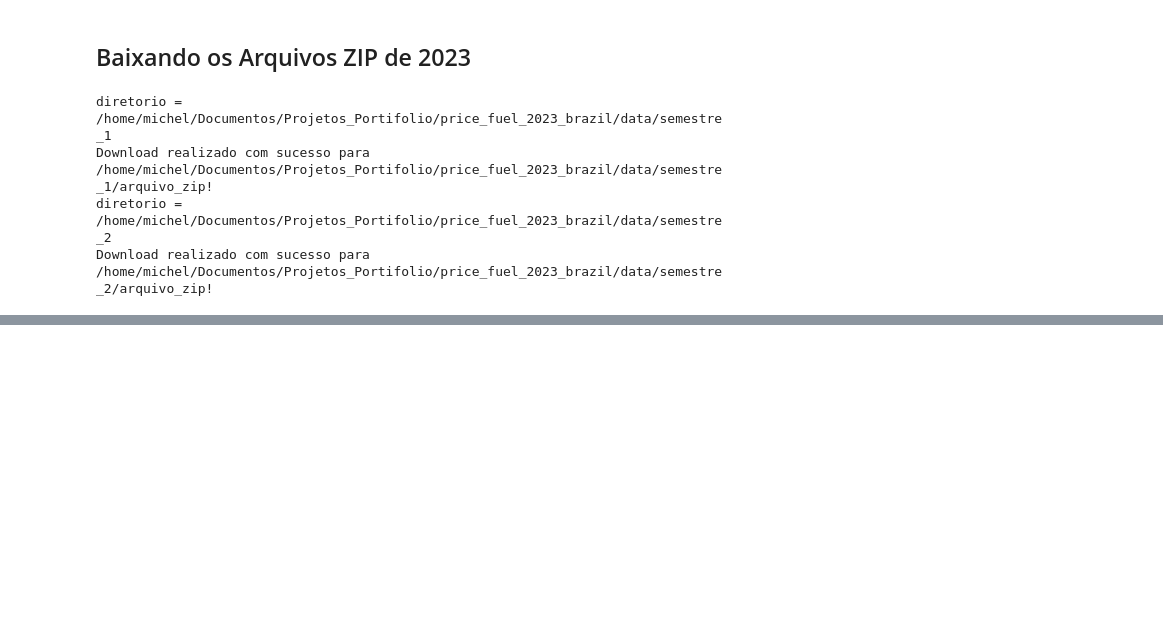
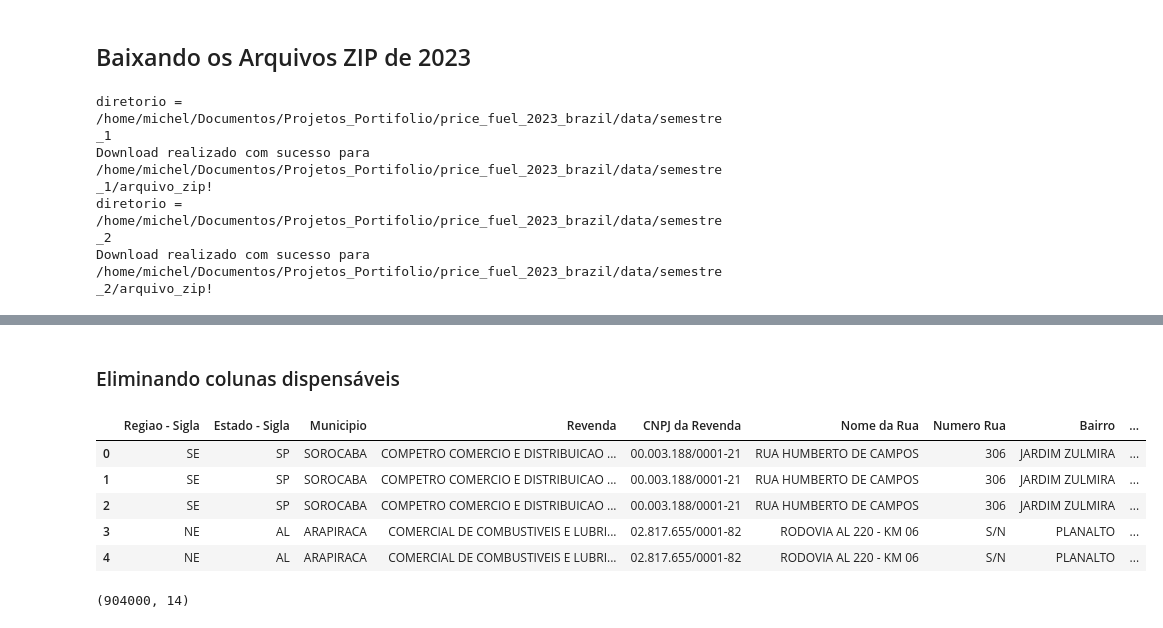
Before and after one commit to michellsspy/price_fuel_2023_brazil, a Jupyter notebook: main.ipynb, the cells around one changed output, grey strips where cells are left out. Drawn from its saved outputs; the diff is of its cells as text; code cells hidden in the pictures; blank space fills up the shorter version.

```diff
--- a/main.ipynb
+++ b/main.ipynb
@@ -96,0 +110,3 @@ Download realizado com sucesso para /home/michel/Documentos/Projetos_Portifolio/
+# %%
+df_sem_1 = pd.read_csv('/home/michel/Documentos/Projetos_Portifolio/price_fuel_2023_brazil/data/semestre_1/Preços semestrais - AUTOMOTIVOS_2023.01.csv', sep=';')
+df_sem_1.head()
@@ -96,0 +120,3 @@ Download realizado com sucesso para /home/michel/Documentos/Projetos_Portifolio/
+# %%
+df_sem_2 = pd.read_csv('/home/michel/Documentos/Projetos_Portifolio/price_fuel_2023_brazil/data/semestre_2/Preços semestrais - AUTOMOTIVOS_2023.02.csv', sep=';')
+df_sem_2.head()
@@ -96,0 +331,3 @@ Download realizado com sucesso para /home/michel/Documentos/Projetos_Portifolio/
+# %%
+df_concat = pd.concat([df_sem_1, df_sem_2], ignore_index=True)
+df_concat.head()
@@ -96,0 +362,16 @@ Download realizado com sucesso para /home/michel/Documentos/Projetos_Portifolio/
+# %% [markdown]
+### Eliminando colunas dispensáveis
+# %%
+df_concat.drop(columns=["Complemento", "Valor de Compra"], inplace=True)
+df_concat.head()
+# %% [output]
+|  | Regiao - Sigla | Estado - Sigla | Municipio | Revenda | CNPJ da Revenda | Nome da Rua | Numero Rua | Bairro | ... |
+| 0 | SE | SP | SOROCABA | COMPETRO COMERCIO E DISTRIBUICAO ... | 00.003.188/0001-21 | RUA HUMBERTO DE CAMPOS | 306 | JARDIM ZULMIRA | ... |
+| 1 | SE | SP | SOROCABA | COMPETRO COMERCIO E DISTRIBUICAO ... | 00.003.188/0001-21 | RUA HUMBERTO DE CAMPOS | 306 | JARDIM ZULMIRA | ... |
+| 2 | SE | SP | SOROCABA | COMPETRO COMERCIO E DISTRIBUICAO ... | 00.003.188/0001-21 | RUA HUMBERTO DE CAMPOS | 306 | JARDIM ZULMIRA | ... |
+| 3 | NE | AL | ARAPIRACA | COMERCIAL DE COMBUSTIVEIS E LUBRI... | 02.817.655/0001-82 | RODOVIA AL 220 - KM 06 | S/N | PLANALTO | ... |
+| 4 | NE | AL | ARAPIRACA | COMERCIAL DE COMBUSTIVEIS E LUBRI... | 02.817.655/0001-82 | RODOVIA AL 220 - KM 06 | S/N | PLANALTO | ... |
+# %%
+df_concat.shape
+# %% [output]
+(904000, 14)
```
Also changed, not shown: parts of 66 cells of this notebook.
